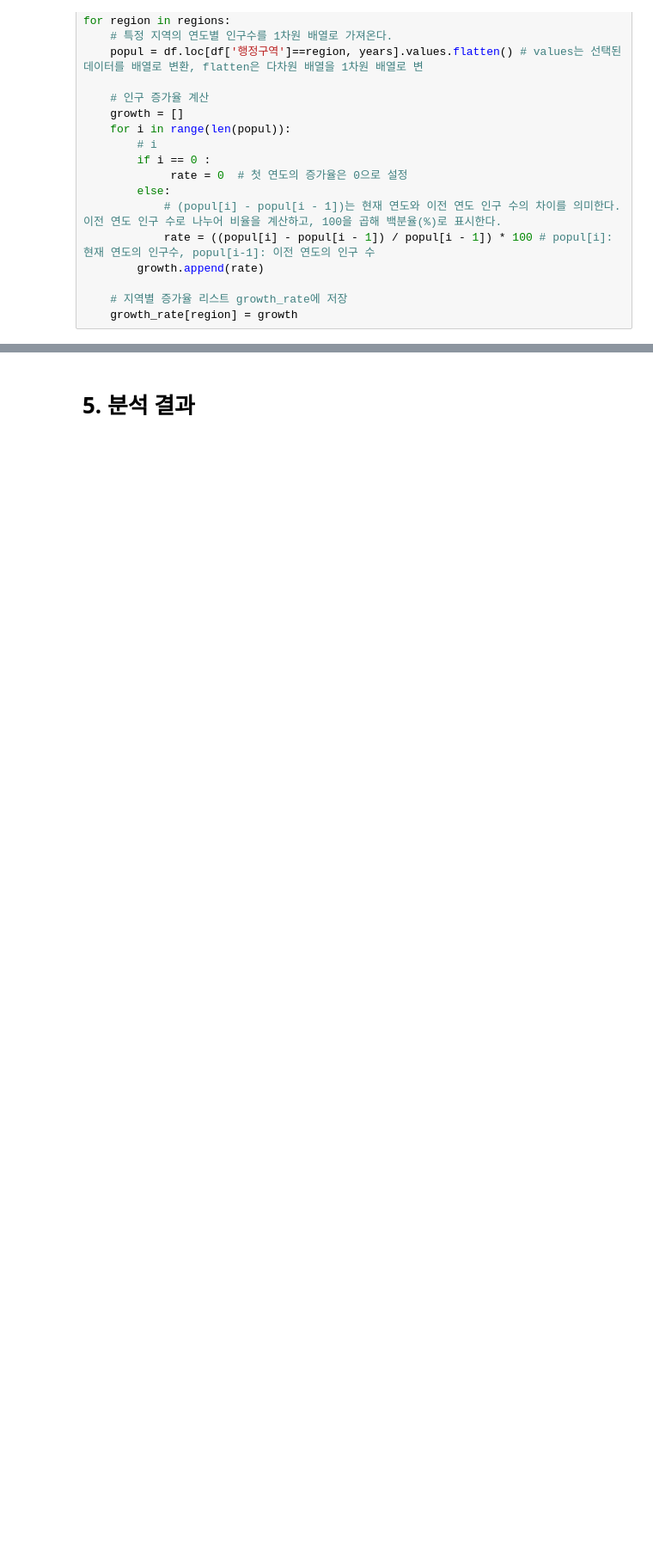
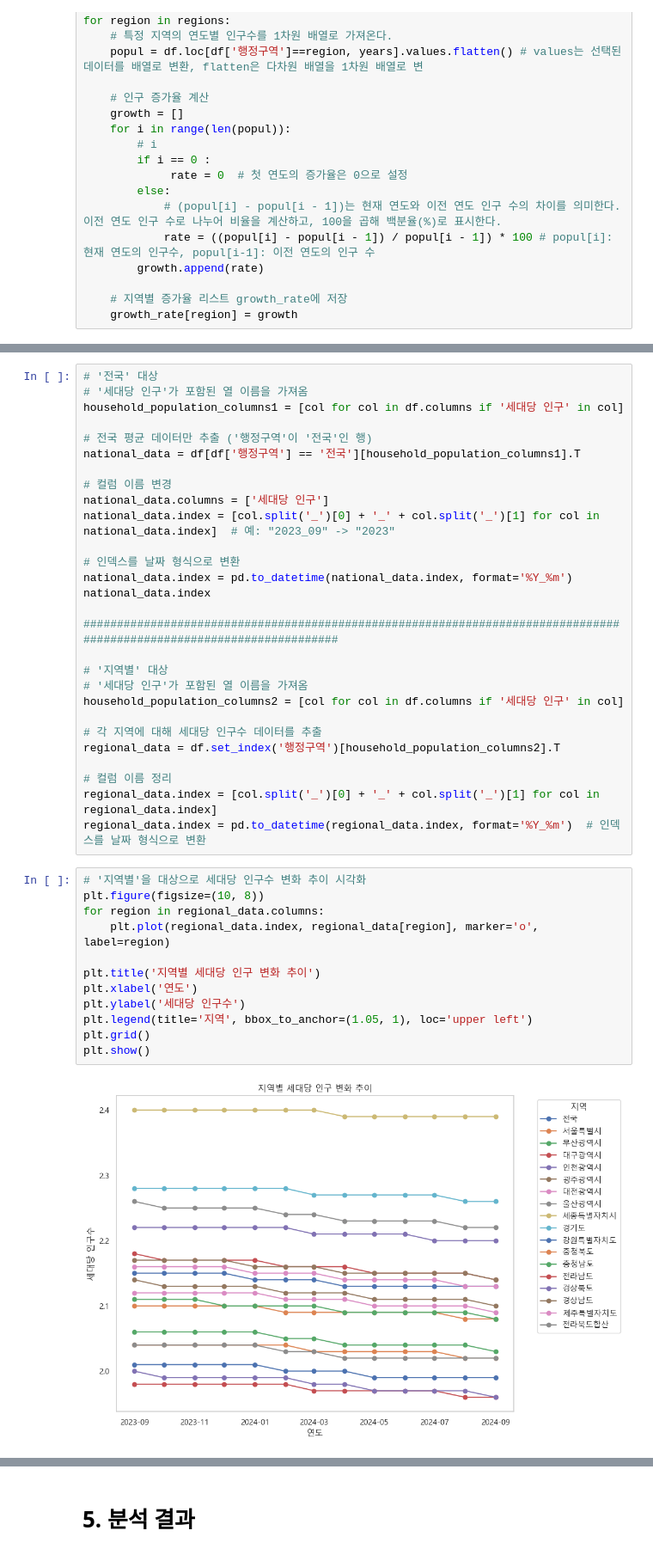
Before and after one commit to daewoong12/d_h, a Jupyter notebook: 25_파이썬데이터분석_실습_인구구조데이터.ipynb, the cells around one changed output, grey strips where cells are left out. Shown at 86% size. Cells and saved outputs as stored; diff of their text form; blank space fills up the shorter version.

```diff
--- a/25_파이썬데이터분석_실습_인구구조데이터.ipynb
+++ b/25_파이썬데이터분석_실습_인구구조데이터.ipynb
@@ -678,0 +551,42 @@ plt.show()
+# %%
+# '전국' 대상
+# '세대당 인구'가 포함된 열 이름을 가져옴
+household_population_columns1 = [col for col in df.columns if '세대당 인구' in col]
+
+# 전국 평균 데이터만 추출 ('행정구역'이 '전국'인 행)
+national_data = df[df['행정구역'] == '전국'][household_population_columns1].T
+
+# 컬럼 이름 변경
+national_data.columns = ['세대당 인구']
+national_data.index = [col.split('_')[0] + '_' + col.split('_')[1] for col in national_data.index]  # 예: "2023_09" -> "2023"
+
+# 인덱스를 날짜 형식으로 변환
+national_data.index = pd.to_datetime(national_data.index, format='%Y_%m')
+national_data.index
+
+######################################################################################################################
+
+# '지역별' 대상
+# '세대당 인구'가 포함된 열 이름을 가져옴
+household_population_columns2 = [col for col in df.columns if '세대당 인구' in col]
+
+# 각 지역에 대해 세대당 인구수 데이터를 추출
+regional_data = df.set_index('행정구역')[household_population_columns2].T
+
+# 컬럼 이름 정리
+regional_data.index = [col.split('_')[0] + '_' + col.split('_')[1] for col in regional_data.index]
+regional_data.index = pd.to_datetime(regional_data.index, format='%Y_%m')  # 인덱스를 날짜 형식으로 변환
+# %%
+# '지역별'을 대상으로 세대당 인구수 변화 추이 시각화
+plt.figure(figsize=(10, 8))
+for region in regional_data.columns:
+    plt.plot(regional_data.index, regional_data[region], marker='o', label=region)
+
+plt.title('지역별 세대당 인구 변화 추이')
+plt.xlabel('연도')
+plt.ylabel('세대당 인구수')
+plt.legend(title='지역', bbox_to_anchor=(1.05, 1), loc='upper left')
+plt.grid()
+plt.show()
+# %% [output]
+[figure, added]
```
Also changed, not shown: parts of 71 cells of this notebook.
